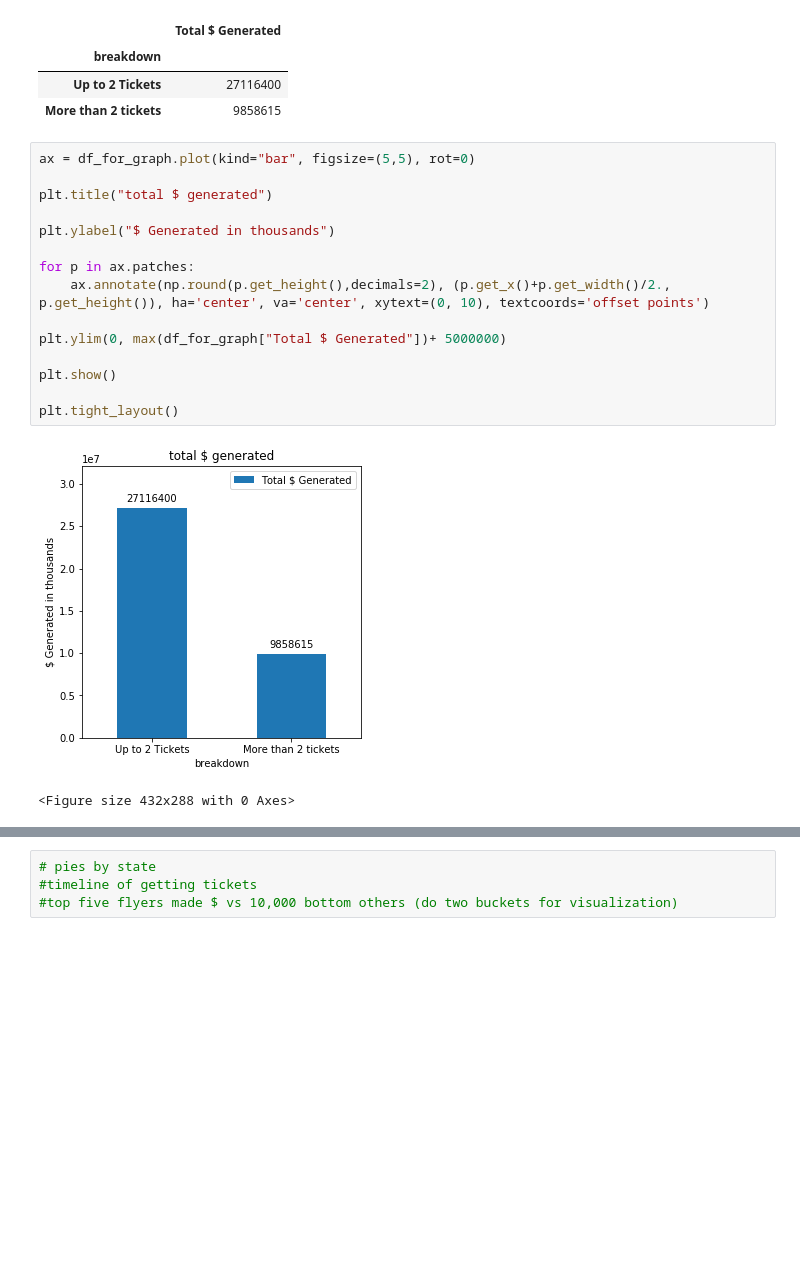
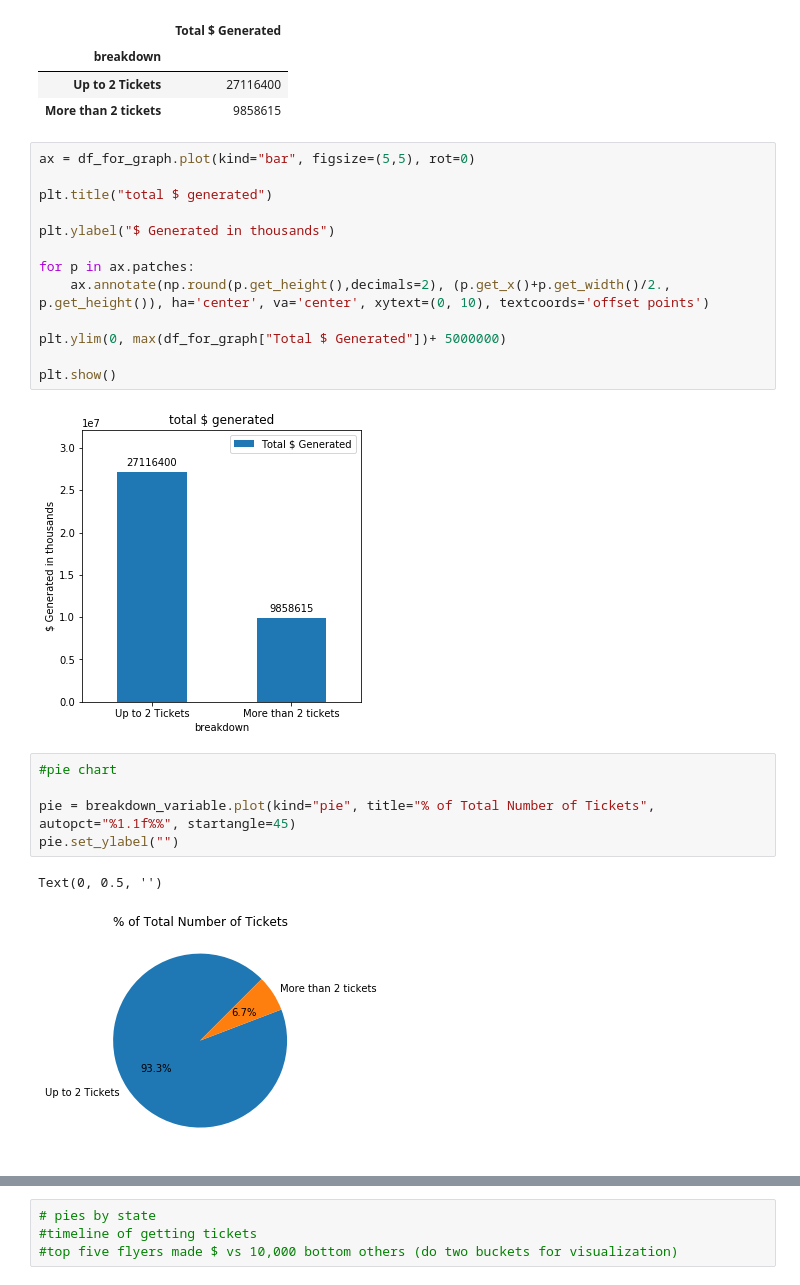
Before and after one commit to jesusbaquiax/github_project_one, a Jupyter notebook: tickets.ipynb, the cells around one changed output, grey strips where cells are left out. Cells and saved outputs as stored; diff of their text form; blank space fills up the shorter version.

```diff
--- a/tickets.ipynb
+++ b/tickets.ipynb
@@ -139,8 +118,13 @@ for p in ax.patches:
 plt.ylim(0, max(df_for_graph["Total $ Generated"])+ 5000000)
 
 plt.show()
-
-plt.tight_layout()
 # %% [output]
 [figure]
-<Figure size 432x288 with 0 Axes>
+# %%
+#pie chart
+
+pie = breakdown_variable.plot(kind="pie", title="% of Total Number of Tickets", autopct="%1.1f%%", startangle=45)
+pie.set_ylabel("")
+# %% [output]
+Text(0, 0.5, '')
+[figure, added]
```
Also changed, not shown: parts of 4 cells of this notebook.
